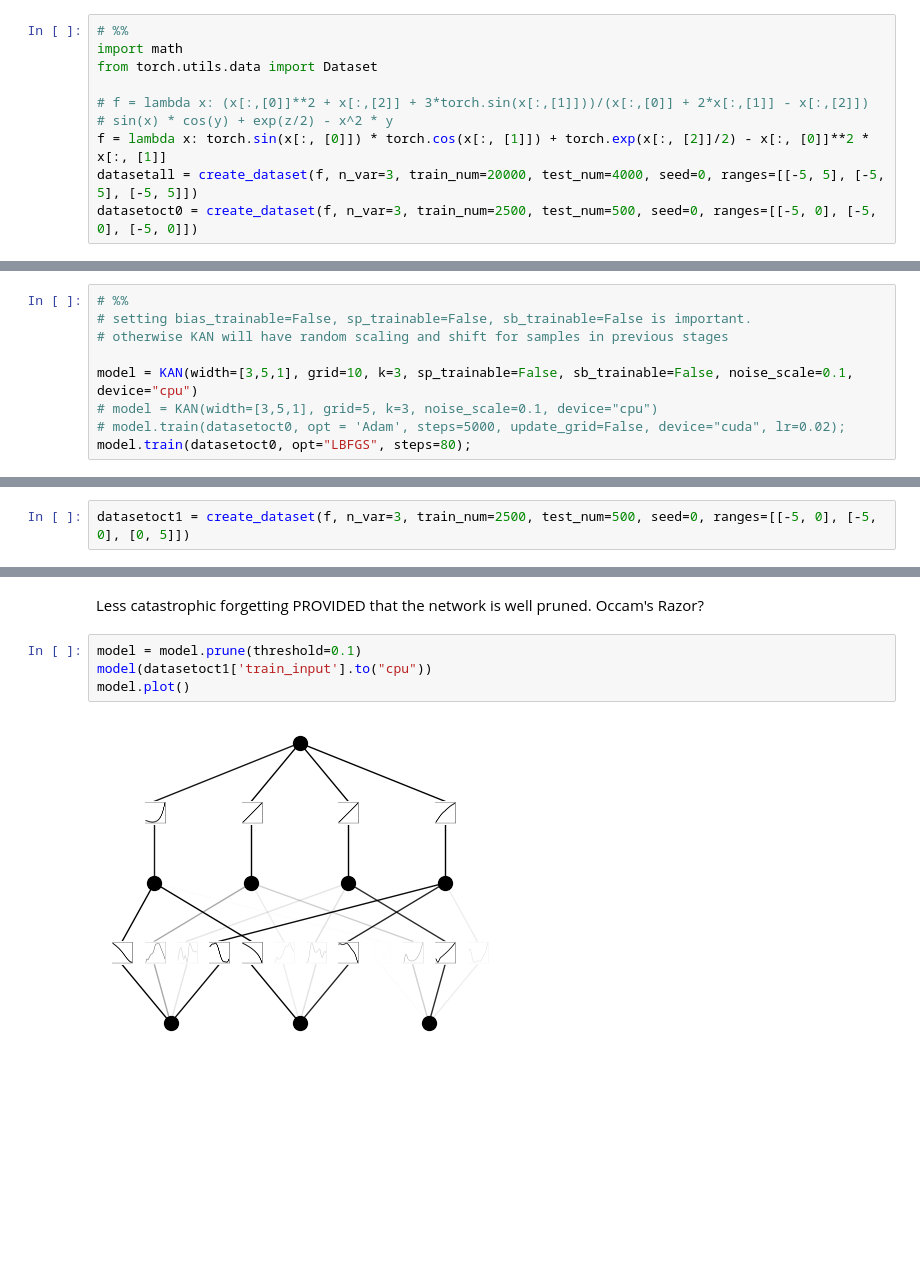
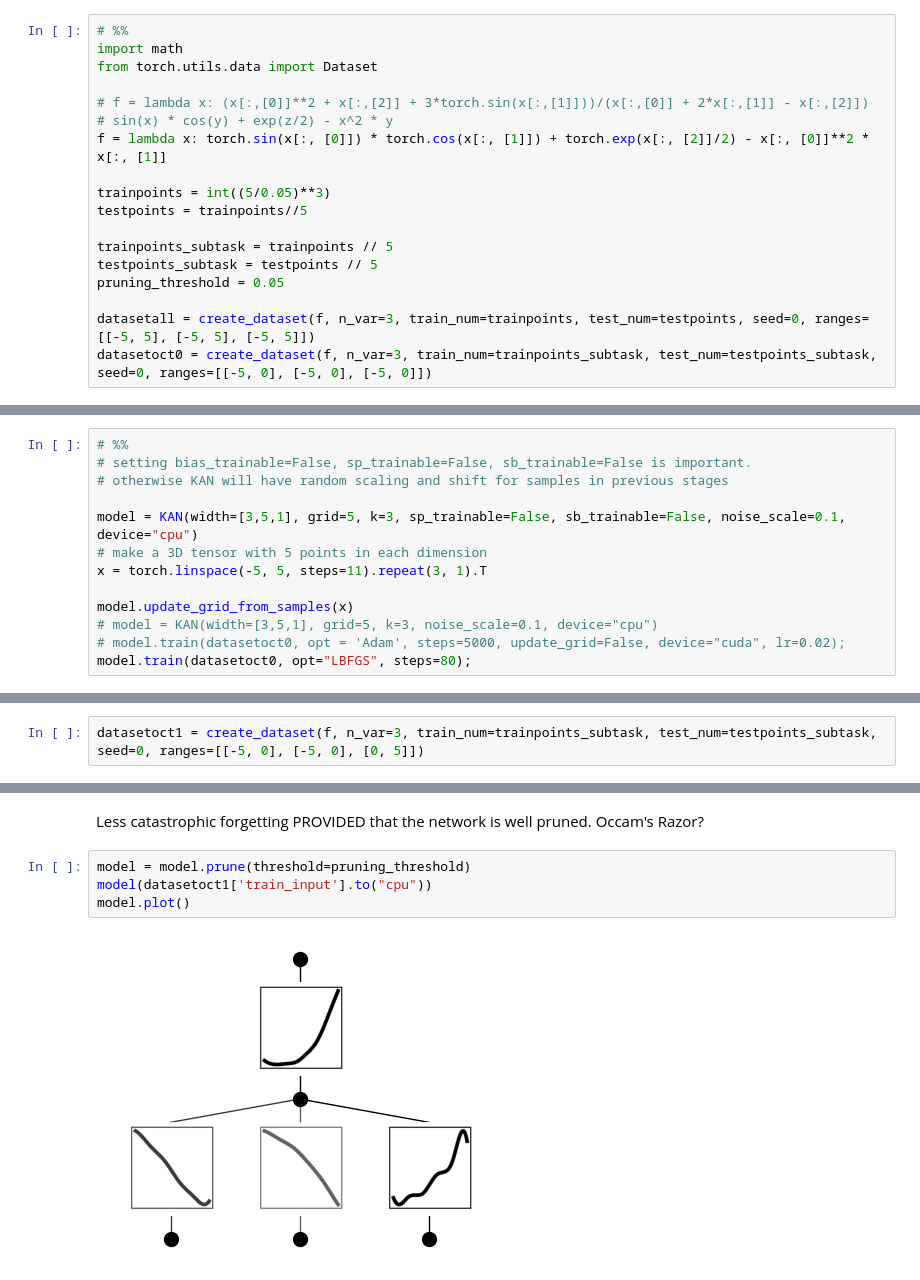
Before and after one commit to KindXiaoming/pykan, a Jupyter notebook: tutorials/continual_learning_structural.ipynb, the cells around one changed output, grey strips where cells are left out. Saved outputs shown, nothing was run; the diff lists cells and outputs as text; blank space fills up the shorter version.

```diff
--- a/tutorials/continual_learning_structural.ipynb
+++ b/tutorials/continual_learning_structural.ipynb
@@ -13,8 +13,16 @@ from torch.utils.data import Dataset
 # f = lambda x: (x[:,[0]]**2 + x[:,[2]] + 3*torch.sin(x[:,[1]]))/(x[:,[0]] + 2*x[:,[1]] - x[:,[2]])
 # sin(x) * cos(y) + exp(z/2) - x^2 * y
 f = lambda x: torch.sin(x[:, [0]]) * torch.cos(x[:, [1]]) + torch.exp(x[:, [2]]/2) - x[:, [0]]**2 * x[:, [1]]
-datasetall = create_dataset(f, n_var=3, train_num=20000, test_num=4000, seed=0, ranges=[[-5, 5], [-5, 5], [-5, 5]])
-datasetoct0 = create_dataset(f, n_var=3, train_num=2500, test_num=500, seed=0, ranges=[[-5, 0], [-5, 0], [-5, 0]])
+
+trainpoints = int((5/0.05)**3)
+testpoints = trainpoints//5
+
+trainpoints_subtask = trainpoints // 5
+testpoints_subtask = testpoints // 5
+pruning_threshold = 0.05
+
+datasetall = create_dataset(f, n_var=3, train_num=trainpoints, test_num=testpoints, seed=0, ranges=[[-5, 5], [-5, 5], [-5, 5]])
+datasetoct0 = create_dataset(f, n_var=3, train_num=trainpoints_subtask, test_num=testpoints_subtask, seed=0, ranges=[[-5, 0], [-5, 0], [-5, 0]])
 # %% [markdown]
  ## build KAN architecture
 # %% [markdown]
@@ -24,7 +32,11 @@ datasetoct0 = create_dataset(f, n_var=3, train_num=2500, test_num=500, seed=0, r
 # setting bias_trainable=False, sp_trainable=False, sb_trainable=False is important.
 # otherwise KAN will have random scaling and shift for samples in previous stages
 
-model = KAN(width=[3,5,1], grid=10, k=3, sp_trainable=False, sb_trainable=False, noise_scale=0.1, device="cpu")
+model = KAN(width=[3,5,1], grid=5, k=3, sp_trainable=False, sb_trainable=False, noise_scale=0.1, device="cpu")
+# make a 3D tensor with 5 points in each dimension
+x = torch.linspace(-5, 5, steps=11).repeat(3, 1).T
+
+model.update_grid_from_samples(x)
 # model = KAN(width=[3,5,1], grid=5, k=3, noise_scale=0.1, device="cpu")
 # model.train(datasetoct0, opt = 'Adam', steps=5000, update_grid=False, device="cuda", lr=0.02);
 model.train(datasetoct0, opt="LBFGS", steps=80);
@@ -70,7 +82,7 @@ R^2 of total dataset: 0.1378278136253357
 # %% [markdown]
 ## looks good, as R^2 > 0.95. We will use the network for the next dataset
 # %%
-datasetoct1 = create_dataset(f, n_var=3, train_num=2500, test_num=500, seed=0, ranges=[[-5, 0], [-5, 0], [0, 5]])
+datasetoct1 = create_dataset(f, n_var=3, train_num=trainpoints_subtask, test_num=testpoints_subtask, seed=0, ranges=[[-5, 0], [-5, 0], [0, 5]])
 # %% [markdown]
 ### freeze/slow down/regularize/stop early network and determine nodes that is the opposite of pruning
 # %%
@@ -92,9 +104,9 @@ R^2 of total dataset: 0.08780598640441895
 # %% [markdown]
 Less catastrophic forgetting PROVIDED that the network is well pruned. Occam's Razor?
 # %%
-model = model.prune(threshold=0.1)
+model = model.prune(threshold=pruning_threshold)
 model(datasetoct1['train_input'].to("cpu"))
 model.plot()
 # %% [output]
-[figure, old version]
+[figure, new version]
 # %%
```
Also changed, not shown: parts of 13 cells of this notebook.
